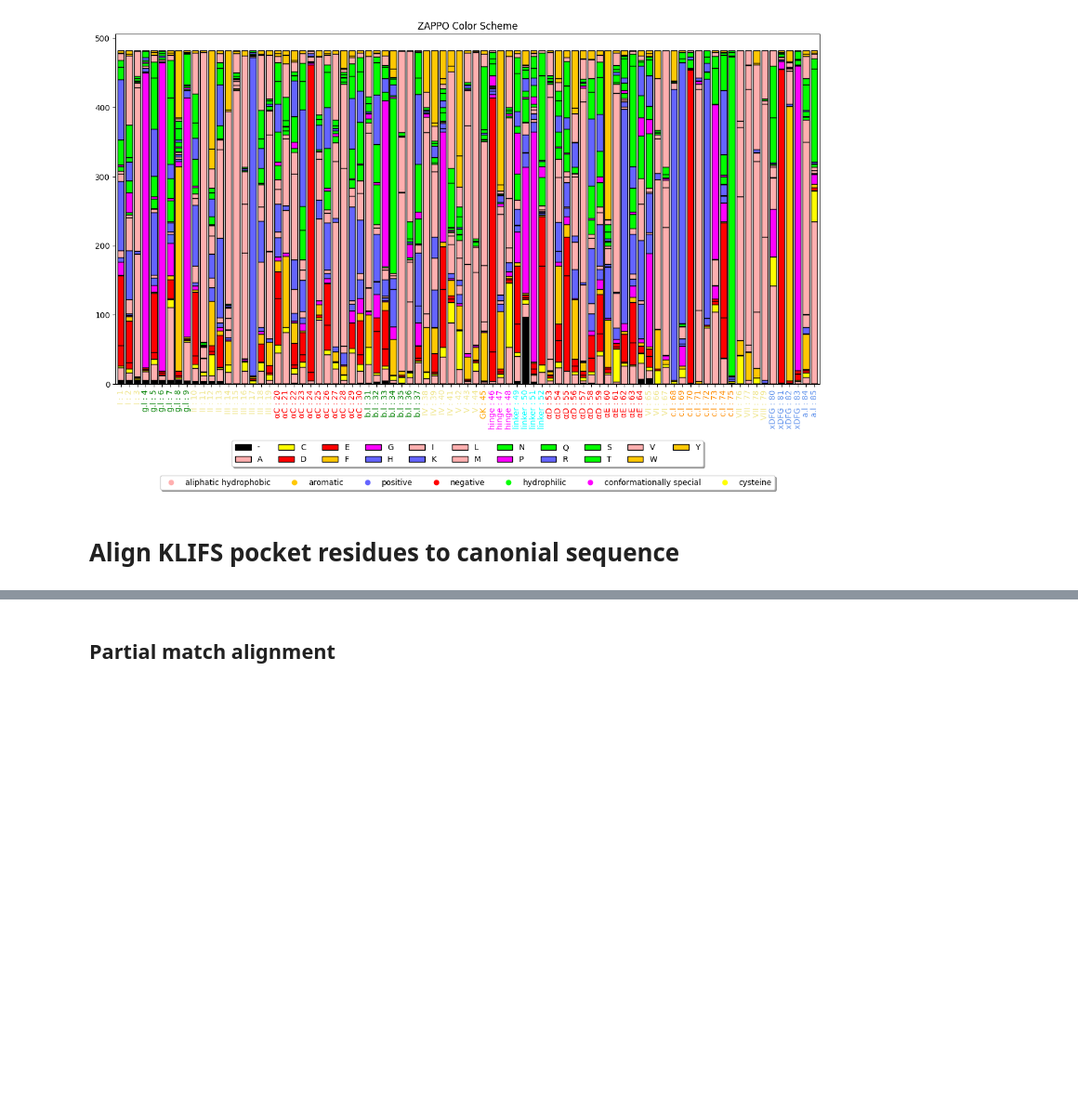
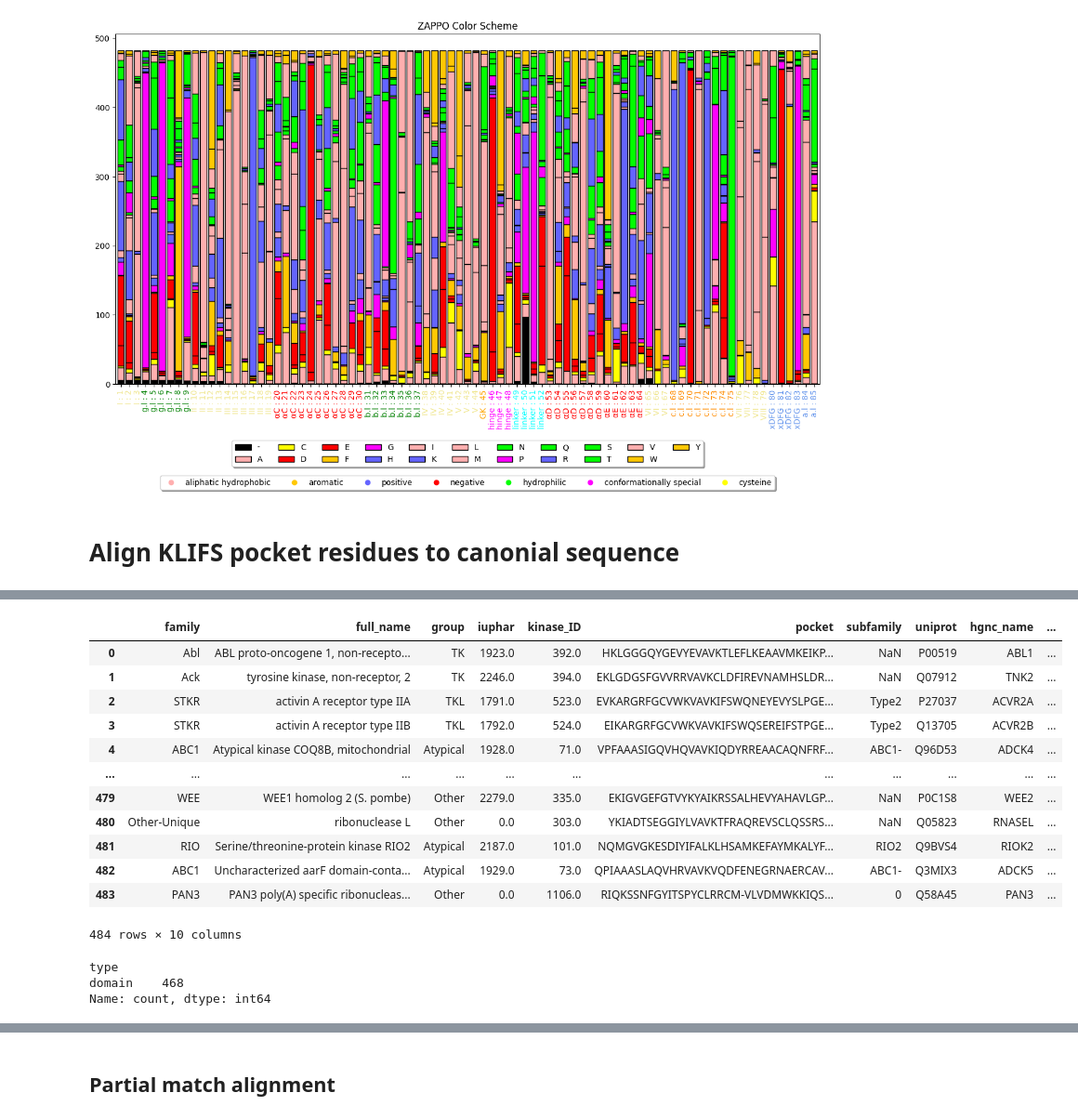
Before and after one commit to choderalab/missense-kinase-toolkit, a Jupyter notebook: notebooks/klifs_pocket.ipynb, the cells around one changed output, grey strips where cells are left out. Shown at 93% size. Cells and saved outputs as stored; diff of their text form; code cells hidden in the pictures; blank space fills up the shorter version.

```diff
--- a/notebooks/klifs_pocket.ipynb
+++ b/notebooks/klifs_pocket.ipynb
@@ -142,0 +244,22 @@ df_klifs_uniprot_narm = df_klifs_narm.merge(df_uniprot, left_on="uniprot", right
+# %%
+df_klifs_uniprot_narm.drop(["gene_name", "name", "species", "uniprot_id"], axis=1)
+# %% [output]
+|  | family | full_name | group | iuphar | kinase_ID | pocket | subfamily | uniprot | hgnc_name | ... |
+| 0 | Abl | ABL proto-oncogene 1, non-recepto... | TK | 1923.0 | 392.0 | HKLGGGQYGEVYEVAVKTLEFLKEAAVMKEIKP... | NaN | P00519 | ABL1 | ... |
+| 1 | Ack | tyrosine kinase, non-receptor, 2 | TK | 2246.0 | 394.0 | EKLGDGSFGVVRRVAVKCLDFIREVNAMHSLDR... | NaN | Q07912 | TNK2 | ... |
+| 2 | STKR | activin A receptor type IIA | TKL | 1791.0 | 523.0 | EVKARGRFGCVWKVAVKIFSWQNEYEVYSLPGE... | Type2 | P27037 | ACVR2A | ... |
+| 3 | STKR | activin A receptor type IIB | TKL | 1792.0 | 524.0 | EIKARGRFGCVWKVAVKIFSWQSEREIFSTPGE... | Type2 | Q13705 | ACVR2B | ... |
+| 4 | ABC1 | Atypical kinase COQ8B, mitochondrial | Atypical | 1928.0 | 71.0 | VPFAAASIGQVHQVAVKIQDYRREAACAQNFRF... | ABC1- | Q96D53 | ADCK4 | ... |
+| ... | ... | ... | ... | ... | ... | ... | ... | ... | ... | ... |
+| 479 | WEE | WEE1 homolog 2 (S. pombe) | Other | 2279.0 | 335.0 | EKIGVGEFGTVYKYAIKRSSALHEVYAHAVLGP... | NaN | P0C1S8 | WEE2 | ... |
+| 480 | Other-Unique | ribonuclease L | Other | 0.0 | 303.0 | YKIADTSEGGIYLVAVKTFRAQREVSCLQSSRS... | NaN | Q05823 | RNASEL | ... |
+| 481 | RIO | Serine/threonine-protein kinase RIO2 | Atypical | 2187.0 | 101.0 | NQMGVGKESDIYIFALKLHSAMKEFAYMKALYF... | RIO2 | Q9BVS4 | RIOK2 | ... |
+| 482 | ABC1 | Uncharacterized aarF domain-conta... | Atypical | 1929.0 | 73.0 | QPIAAASLAQVHRVAVKVQDFENEGRNAERCAV... | ABC1- | Q3MIX3 | ADCK5 | ... |
+| 483 | PAN3 | PAN3 poly(A) specific ribonucleas... | Other | 0.0 | 1106.0 | RIQKSSNFGYITSPYCLRRCM-VLVDMWKKIQS... | 0 | Q58A45 | PAN3 | ... |
+484 rows × 10 columns
+# %%
+df_pfam_kd_simple["type"].value_counts()
+# %% [output]
+type
+domain    468
+Name: count, dtype: int64
```
Also changed, not shown: parts of 57 cells of this notebook.
